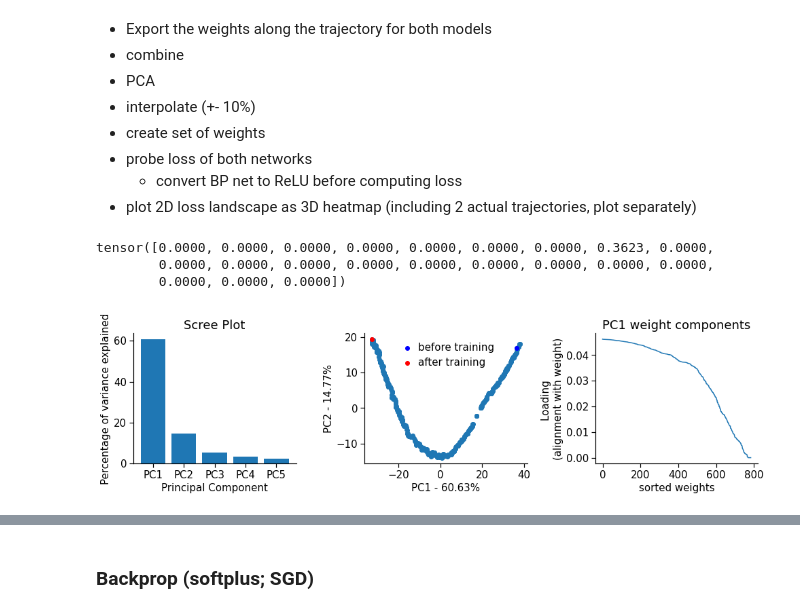
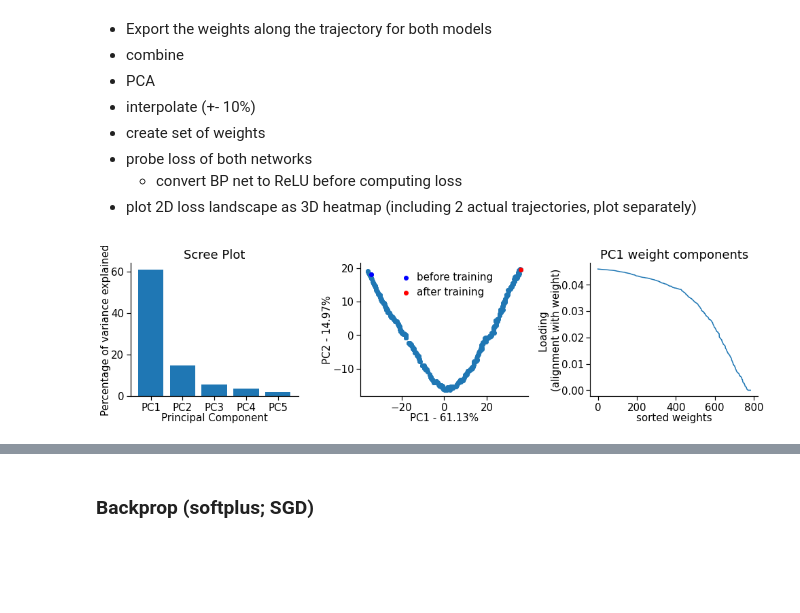
Before and after one commit to Milstein-Lab/EIANN, a Jupyter notebook: EIANN/notebooks/EIANN_1_hidden_landscape.ipynb, the cells around one changed output, grey strips where cells are left out. Saved outputs shown, nothing was run; the diff lists cells and outputs as text; code cells hidden in the pictures; blank space fills up the shorter version.

```diff
--- a/EIANN/notebooks/EIANN_1_hidden_landscape.ipynb
+++ b/EIANN/notebooks/EIANN_1_hidden_landscape.ipynb
@@ -1,11 +1,15 @@
 # %%
+import torch
+from torch.utils.data import DataLoader
+from scipy.stats import pearsonr
+from pprint import pprint
+import matplotlib.pyplot as plt
+
 from EIANN import Network
-from EIANN_utils import *
-from torch.utils.data import DataLoader
-import matplotlib.pyplot as plt
-from scipy.stats import pearsonr
-import pprint
-from nested.utils import read_from_yaml, write_to_yaml
+import EIANN.utils as ut
+import EIANN.plot as ep
+
+ep.update_plot_defaults()
 # %%
 input_size = 21
 dataset = torch.eye(input_size)
@@ -93,28 +103,10 @@ Pearson correlation: r=0.07333846030694384, r^2=0.0053785297601931775, p=0.37735
 - probe loss of both networks
     - convert BP net to ReLU before computing loss
 - plot 2D loss landscape as 3D heatmap (including 2 actual trajectories, plot separately)
-# %%
-network.forward(dataset[0])
-# %% [output]
-tensor([0.0000, 0.0000, 0.0000, 0.0000, 0.0000, 0.0000, 0.0000, 0.3623, 0.0000,
-        0.0000, 0.0000, 0.0000, 0.0000, 0.0000, 0.0000, 0.0000, 0.0000, 0.0000,
-        0.0000, 0.0000, 0.0000])
-# %%
-plt.rcParams.update({'font.size': 15,
-                     'axes.spines.right': False,
-                     'axes.spines.top': False,
-                     'axes.linewidth':1.2,
-                     'xtick.major.size': 6,
-                     'xtick.major.width': 1.2,
-                     'ytick.major.size': 6,
-                     'ytick.major.width': 1.2,
-                     'legend.frameon': False,
-                     'legend.handletextpad': 0.1,
-                     'figure.figsize': [14.0, 4.0],})
-
-plot_weight_history_PCs(network)
-# %% [output]
-[figure, removed]
+# %%
+ep.plot_weight_history_PCs(network)
+# %% [output]
+[figure, added]
 # %%
 ds = [x for x in zip(dataset,target)]
 test_dataloader = DataLoader(ds, batch_size=1)
```
Also changed, not shown: parts of 13 cells of this notebook, 6 other files.
